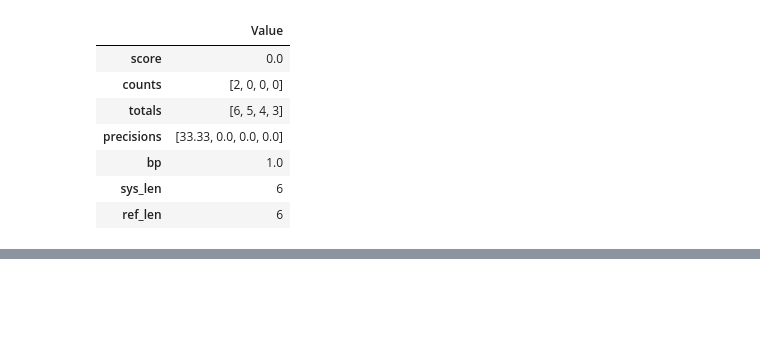
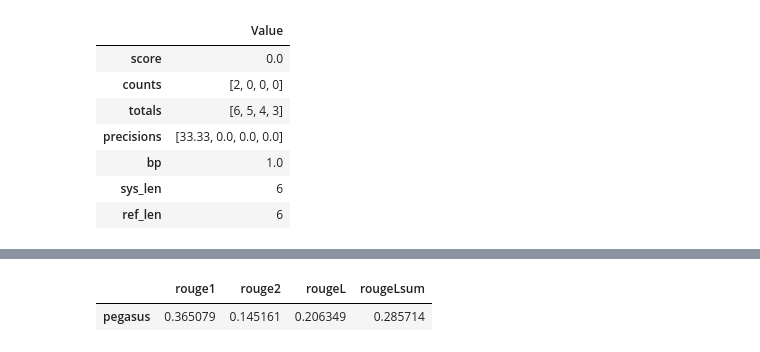
Before and after one commit to redinbluesky/nlp-with-transformers, a Jupyter notebook: 06-요약.ipynb, the cells around one changed output, grey strips where cells are left out. Saved outputs shown, nothing was run; the diff lists cells and outputs as text; code cells hidden in the pictures; blank space fills up the shorter version.

```diff
--- a/06-요약.ipynb
+++ b/06-요약.ipynb
@@ -314,0 +409,8 @@ pd.DataFrame.from_dict(results, orient="index", columns=["Value"])
+# %%
+from transformers import AutoModelForSeq2SeqLM, AutoTokenizer
+
+model_ckpt = "google/pegasus-cnn_dailymail"
+tokenizer = AutoTokenizer.from_pretrained(model_ckpt)
+model = AutoModelForSeq2SeqLM.from_pretrained(model_ckpt).to(device)
+score = evaluate_summaries_pegasus(test_sampled, rouge_metric,
+                                   model, tokenizer, batch_size=8)
@@ -314,0 +421,6 @@ pd.DataFrame.from_dict(results, orient="index", columns=["Value"])
+# %%
+rouge_dict = dict((rn, score[rn]) for rn in rouge_names)
+pd.DataFrame(rouge_dict, index=["pegasus"])
+# %% [output]
+|  | rouge1 | rouge2 | rougeL | rougeLsum |
+| pegasus | 0.365079 | 0.145161 | 0.206349 | 0.285714 |
```
Also changed, not shown: parts of 17 cells of this notebook.
